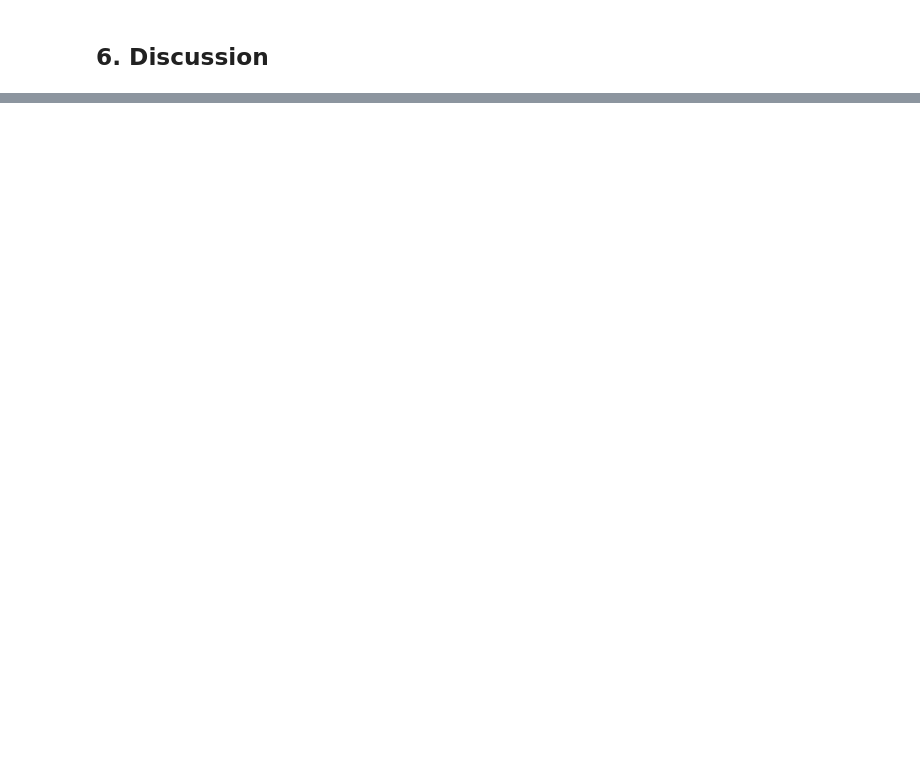
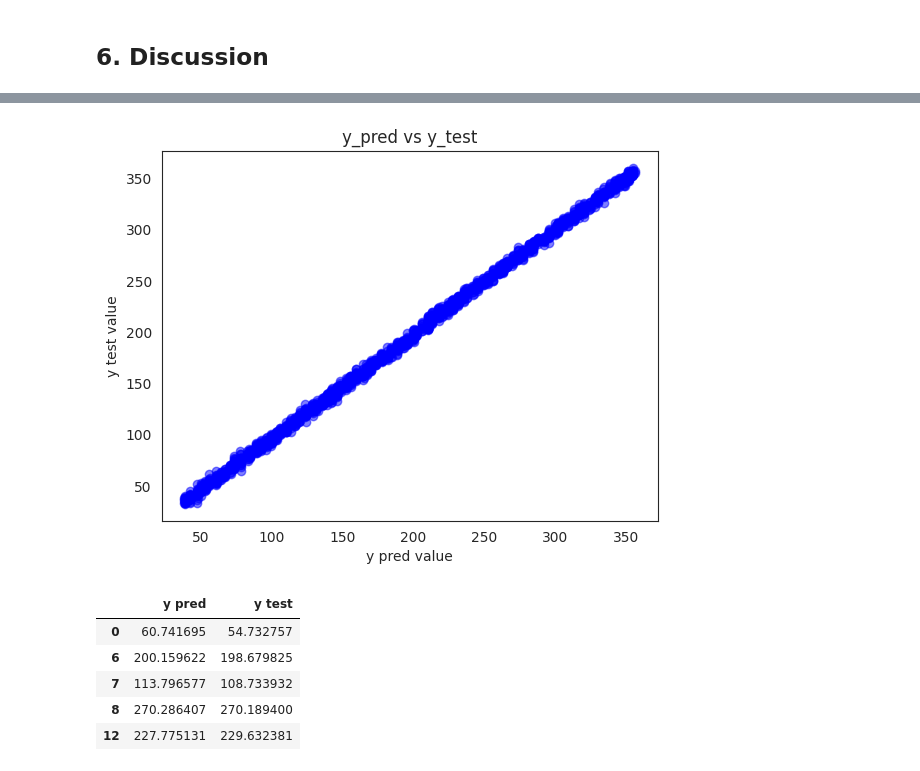
Before and after one commit to Taweilo/sales-prediction-from-media-spend, a Jupyter notebook: Sales_Prediction_code.ipynb, the cells around one changed output, grey strips where cells are left out. Cells and saved outputs as stored; diff of their text form; code cells hidden in the pictures; blank space fills up the shorter version.

```diff
--- a/Sales_Prediction_code.ipynb
+++ b/Sales_Prediction_code.ipynb
@@ -827,18 +832,0 @@ display(df.evaluation)
-# %%
-linear_regressor = LinearRegression()
-linear_regressor.fit(X_train, y_train)
-y_pred = linear_regressor.predict(X_test)
-# Creating the plot
-plt.plot(y_pred, color='blue', label='y_predict')
-plt.plot(y_test, color='red', label='y_test')
-
-# Adding legend
-plt.legend()
-
-# Adding labels and title
-plt.xlabel('Data Points')
-plt.ylabel('Values')
-plt.title('y_predict vs y_test')
-
-# Display the plot
-plt.show()
@@ -914,3 +863,33 @@ Covariance Type:            nonrobust
 
 Notes:
 [1] Standard Errors assume that the covariance matrix of the errors is correctly specified.
+# %%
+# Create table
+df_lr = pd.DataFrame({
+    'y pred': y_pred,
+    'y test': y_test
+})
+# Sorting the DataFrame by index
+df_lr = df_lr.sort_index()
+
+# Create a scatter plot with markers and transparency
+plt.scatter(y_pred, y_test, color='blue', label='y_pred', alpha=0.5)
+
+# Add labels and title
+plt.xlabel('y pred value')
+plt.ylabel('y test value')
+plt.title('y_pred vs y_test')
+
+# Display the plot
+plt.show()
+
+# Display the DataFrame
+display(df_lr.head())
+# %% [output]
+[figure, added]
+|  | y pred | y test |
+| 0 | 60.741695 | 54.732757 |
+| 6 | 200.159622 | 198.679825 |
+| 7 | 113.796577 | 108.733932 |
+| 8 | 270.286407 | 270.189400 |
+| 12 | 227.775131 | 229.632381 |
```
Also changed, not shown: parts of 13 cells of this notebook.
